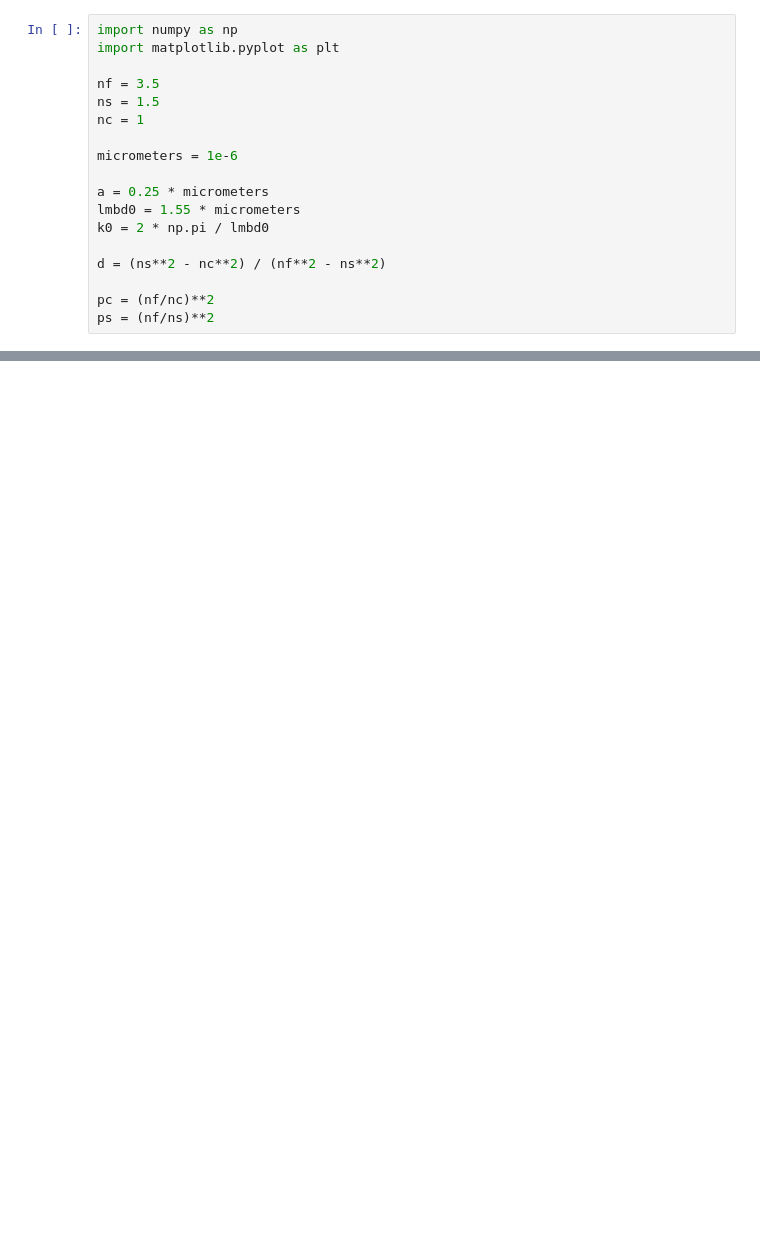
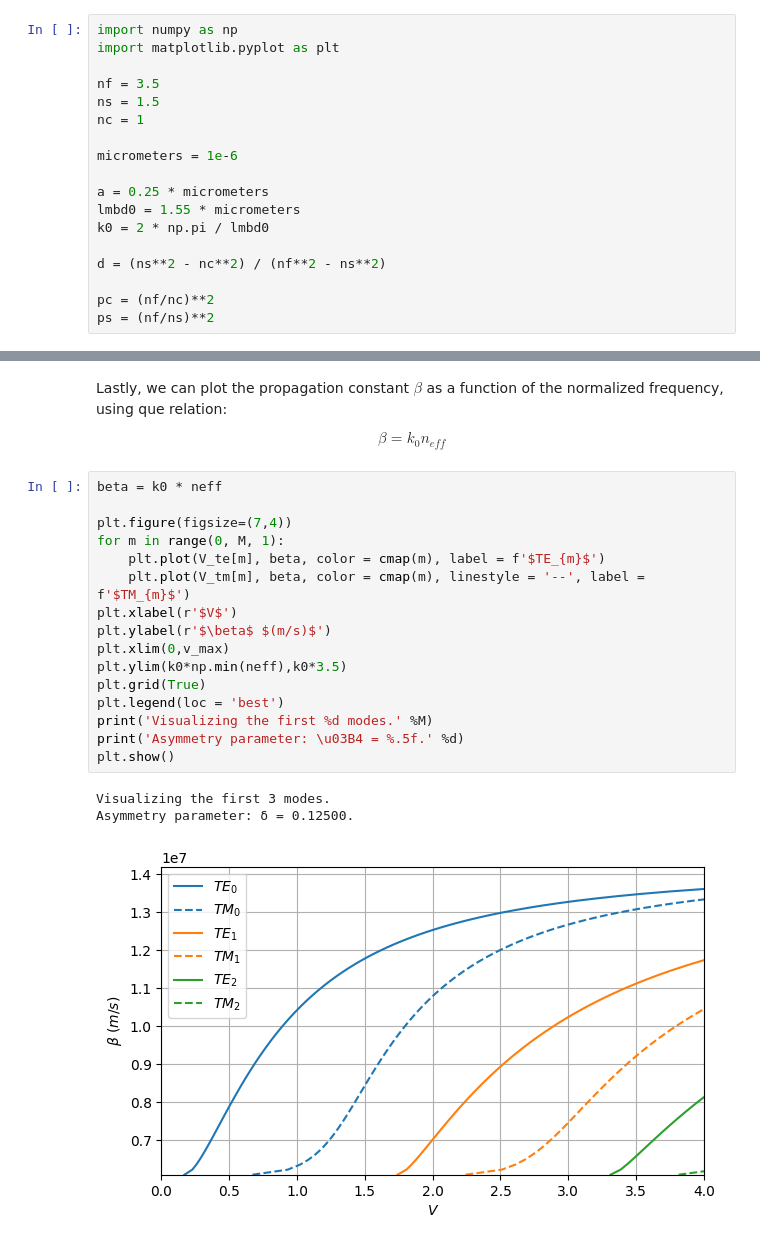
Before and after one commit to LucasGabrielMelo/Capacita-o---Fot-nica, a Jupyter notebook: waveguides/Propagating modes/Normalized propagation constant x normalized frequency for TE and TM modes.ipynb, the cells around one changed output, grey strips where cells are left out. Saved outputs shown, nothing was run; the diff lists cells and outputs as text; blank space fills up the shorter version.

```diff
--- a/waveguides/Propagating modes/Normalized propagation constant x normalized frequency for TE and TM modes.ipynb
+++ b/waveguides/Propagating modes/Normalized propagation constant x normalized frequency for TE and TM modes.ipynb
@@ -112,0 +141,24 @@ Asymmetry parameter: δ = 0.12500.
+# %% [markdown]
+Lastly, we can plot the propagation constant $\beta$ as a function of the normalized frequency, using que relation:
+
+$$\beta = k_{0}n_{eff}$$
+# %%
+beta = k0 * neff
+
+plt.figure(figsize=(7,4))
+for m in range(0, M, 1):
+    plt.plot(V_te[m], beta, color = cmap(m), label = f'$TE_{m}$')
+    plt.plot(V_tm[m], beta, color = cmap(m), linestyle = '--', label = f'$TM_{m}$')
+plt.xlabel(r'$V$')
+plt.ylabel(r'$\beta$ $(m/s)$')
+plt.xlim(0,v_max)
+plt.ylim(k0*np.min(neff),k0*3.5)
+plt.grid(True)
+plt.legend(loc = 'best')
+print('Visualizing the first %d modes.' %M)
+print('Asymmetry parameter: \u03B4 = %.5f.' %d)
+plt.show()
+# %% [output]
+Visualizing the first 3 modes.
+Asymmetry parameter: δ = 0.12500.
+[figure, added]
```
Also changed, not shown: parts of 5 cells of this notebook.
